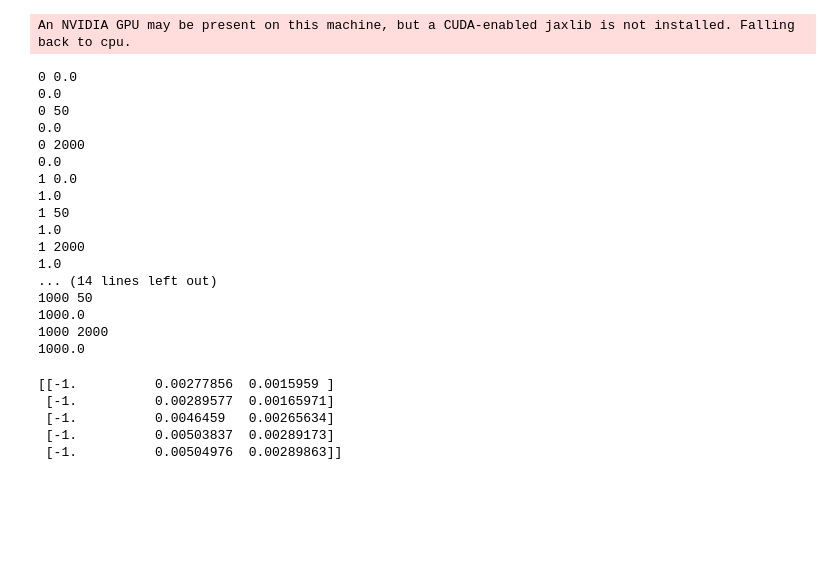
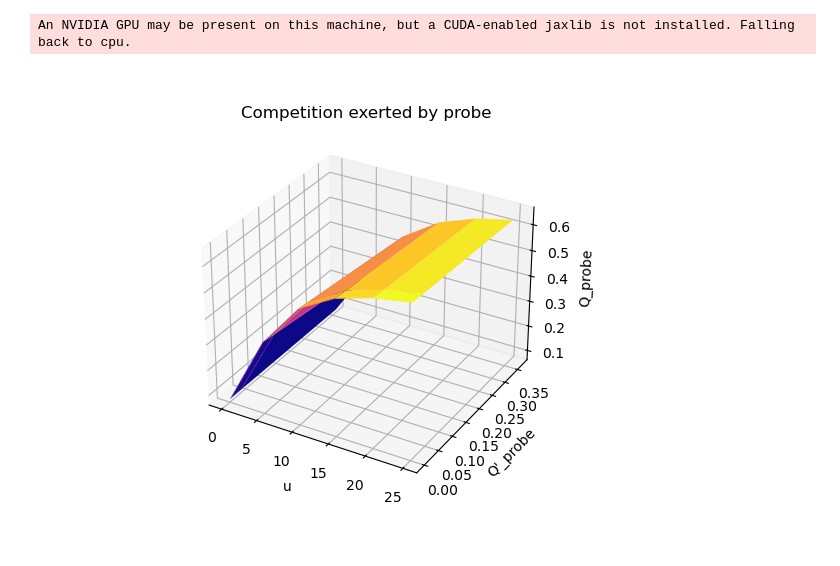
Before and after one commit to KSechkar/CoBa_CRAB, a Jupyter notebook: probe_characterisation/probe_characterisation.ipynb, the cells around one changed output. Cells and saved outputs as stored; diff of their text form; code cells hidden in the pictures; blank space fills up the shorter version.

Commit message:
Probe working AND visulaised

```diff
--- a/probe_characterisation/probe_characterisation.ipynb
+++ b/probe_characterisation/probe_characterisation.ipynb
@@ -266,6 +272,7 @@ for i in range(0,len(constrep_pairs)):
 
 # DEFINE PROBE PARAMETERS
 probe_par = {}
+# gene expression
 probe_par['c_ta'] = 100.0
 probe_par['a_ta'] = 10.0
 probe_par['c_b'] = 100.0
@@ -274,7 +281,7 @@ probe_par['mu_b'] = 1/(13.6/60)
 
 # define inducer levels to consider
 # you don't have to, but order of increasing magnitudes will make things look neat
-us=[0, 1, 10, 100, 1000]
+us=[0, 5, 10, 15, 20, 25]
 # %%
 # SET SIMULATION AND CONTROLLER PARAMETERS
 
@@ -339,9 +346,12 @@ module1_miscs = synth_miscs_total_ss_and_each[1]
 module2_miscs = synth_miscs_total_ss_and_each[2]
 
 # set constitutive reporter parameters to default values
-for gene in synth_genes:
-    for key in constrep_default_par.keys():
-        cellmodel_par[key+gene] = constrep_default_par[key]
+for key in constrep_default_par.keys():
+    cellmodel_par[key+'ofp'] = constrep_default_par[key]
+
+# set probe parameters
+for key in probe_par.keys():
+    cellmodel_par[key] = probe_par[key]
 
 # set up the ODE solver
 ode_solver, us_size = odesols.create_euler_solver(odeuus_complete,
@@ -355,11 +365,12 @@ ode_solver, us_size = odesols.create_euler_solver(odeuus_complete,
 if(0 not in constrep_as):
     constrep_as.insert(0, 0.0)
     constrep_mus.insert(0, 0.0)
+    Q_constrep=np.insert(Q_constrep, 0, 0.0, axis=0)
 
 # initialise storage - us on axis 0, Q_constreps on axis 1
 l_ss = -np.ones((len(us),len(constrep_as)))         # cell growth rates
 y_probes = -np.ones((len(us),len(constrep_as)))           # probe outputs, i.e. mature probe output protein levels (alias mature_b_ss)
-Q_probes = -np.ones((len(us),len(constrep_as)))     # calculated normalised resource competition factors
+Q_probes = -np.ones((len(us),len(constrep_as)))     # calculated normalised resource competition imposed by the probe
 
 # simulate measurements for each inducer level and constitutive reporter combination
 for i in range(0,len(us)):
@@ -412,26 +423,10 @@ for i in range(0,len(us)):
         # record the probe's normalised resource competition factor
         if(constrep_as[j] == 0.0):  # if there is no reporter from whose output it can be deduced, skip this step
             continue
-        Q_probes[i, j] = Q_calc_one(constrep_mus[j-1],                                      # maturation rate of the constitutive reporter's output fluorescent protein
+        Q_probes[i, j] = Q_calc_one(constrep_mus[j],                                      # maturation rate of the constitutive reporter's output fluorescent protein
                                     mature_ofp_ss_individual[j-1], l_ss_individual[j-1],    # individual measurements for the const. reporter: output prot. conc., growth rate
                                     xs[-1, modules_name2pos['ofp_mature']], l,              # pair measurements for the const. reporter: output prot. concs., growth rate
-                                    Q_constrep[j-1]                                         # normalised resource competition factor for the constitutive reporter
-                                    )   # using j-1 as the constitutive reporter list has an extra zero at the beginning
+                                    Q_constrep[j]                                         # normalised resource competition factor for the constitutive reporter
+                                    )   # using j-1 for ofpp level and growth rate as the constitutive reporter list has an extra zero at the beginning
+
+        # print('u = '+str(us[i])+'; constrep_a ='+str(cellmodel_par['a_ofp'])+'; Q_probe='+str(Q_probes[i, j]))
-# %% [output]
-0 0.0
-0.0
-0 50
-0.0
-0 2000
-0.0
-1 0.0
-1.0
-1 50
-1.0
-1 2000
-1.0
-... (14 lines left out)
-1000 50
-1000.0
-1000 2000
-1000.0
@@ -438,7 +458,24 @@ for i in range(0,len(us)):
 # %%
+# VISUALISE THE RESULTS: (u, Qdash_probe) -> Q_probe
+# create figure
+Q_probe_fig = plt.figure(1)
+plt.clf()
+Q_probe_ax = Q_probe_fig.add_subplot(111, projection='3d')
+
+# make a 3D plot of experimentally measured Q values
+Q_probe_meas = Q_probe_ax.plot_surface(
+    us_mesh[0:, 1:],
+    Q_constrep_mesh[0:, 1:],
+    Q_probes[0:, 1:],
+    cmap=mpl.colormaps['plasma'], label='Measured Q values')
+
+# format the plot
+Q_probe_ax.set_title("Competition exerted by probe")
+Q_probe_ax.set_xlabel('u')
+Q_probe_ax.set_ylabel('Q\'_probe')
+Q_probe_ax.set_zlabel('Q_probe')
+
+# show plot
+plt.show()
 # %% [output]
-[[-1.          0.00277856  0.0015959 ]
- [-1.          0.00289577  0.00165971]
- [-1.          0.0046459   0.00265634]
- [-1.          0.00503837  0.00289173]
- [-1.          0.00504976  0.00289863]]
+[figure, added]
```
Also changed, not shown: parts of 5 cells of this notebook.
